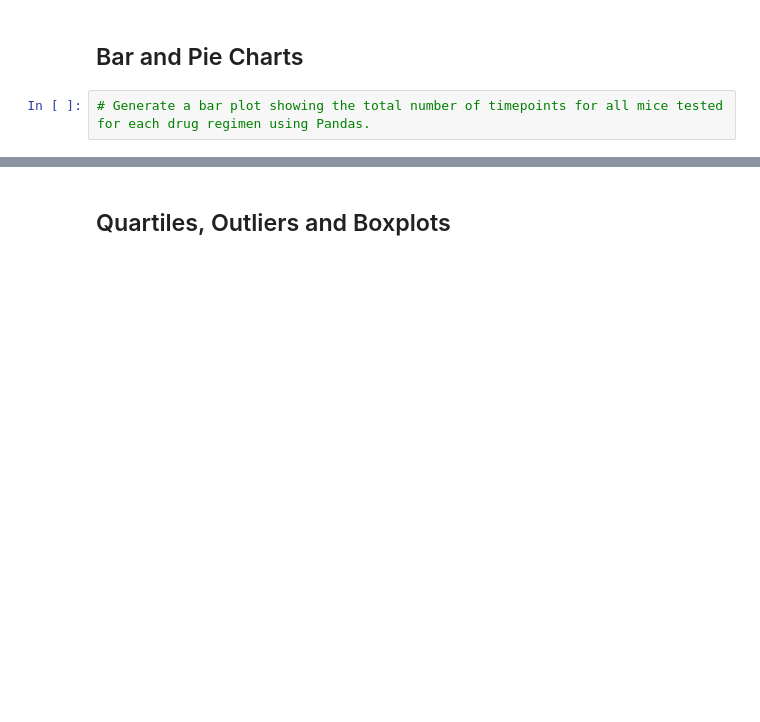
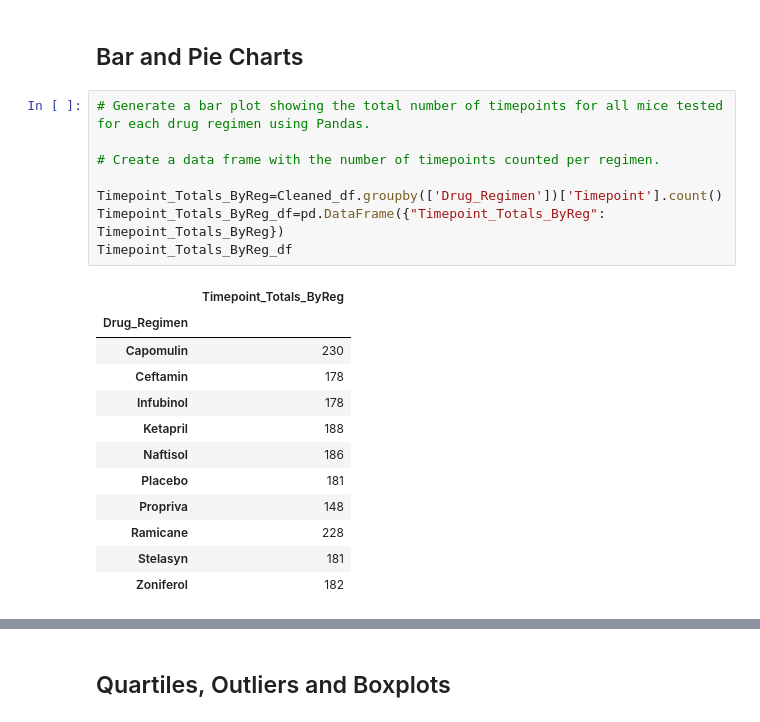
Before and after one commit to DizzyBurls/Matplotlib_Challenge, a Jupyter notebook: Instructions/Pymaceuticals/pymaceuticals_starter.ipynb, the cells around one changed output, grey strips where cells are left out. Cells and saved outputs as stored; diff of their text form; blank space fills up the shorter version.

```diff
--- a/Instructions/Pymaceuticals/pymaceuticals_starter.ipynb
+++ b/Instructions/Pymaceuticals/pymaceuticals_starter.ipynb
@@ -265,3 +265,22 @@ Tumor_Volume_Summary_ByReg
 ## Bar and Pie Charts
 # %%
 # Generate a bar plot showing the total number of timepoints for all mice tested for each drug regimen using Pandas.
+
+# Create a data frame with the number of timepoints counted per regimen.
+
+Timepoint_Totals_ByReg=Cleaned_df.groupby(['Drug_Regimen'])['Timepoint'].count()
+Timepoint_Totals_ByReg_df=pd.DataFrame({"Timepoint_Totals_ByReg": Timepoint_Totals_ByReg})
+Timepoint_Totals_ByReg_df
+# %% [output]
+|  | Timepoint_Totals_ByReg |
+| Drug_Regimen |  |
+| Capomulin | 230 |
+| Ceftamin | 178 |
+| Infubinol | 178 |
+| Ketapril | 188 |
+| Naftisol | 186 |
+| Placebo | 181 |
+| Propriva | 148 |
+| Ramicane | 228 |
+| Stelasyn | 181 |
+| Zoniferol | 182 |
```
Also changed, not shown: parts of 10 cells of this notebook.
